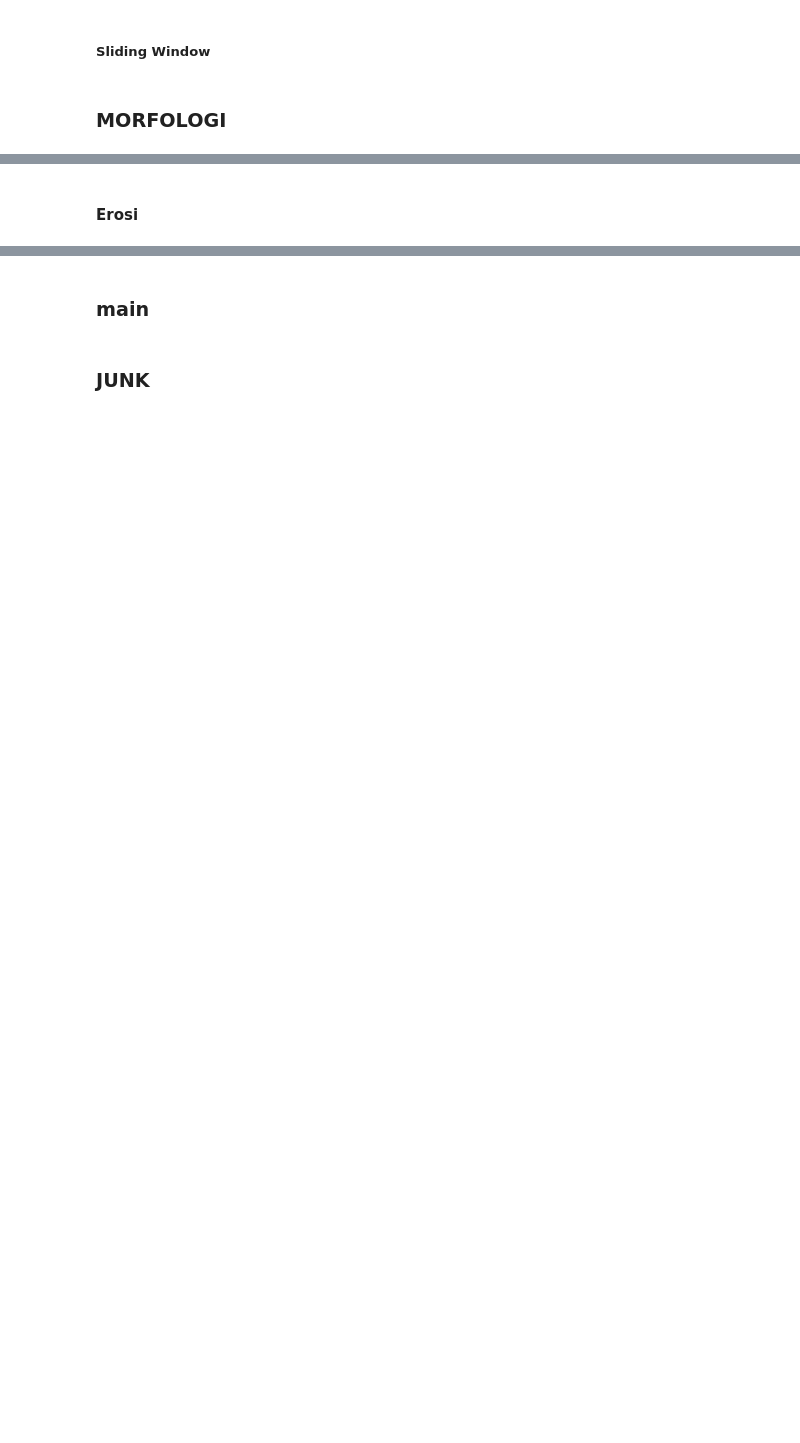
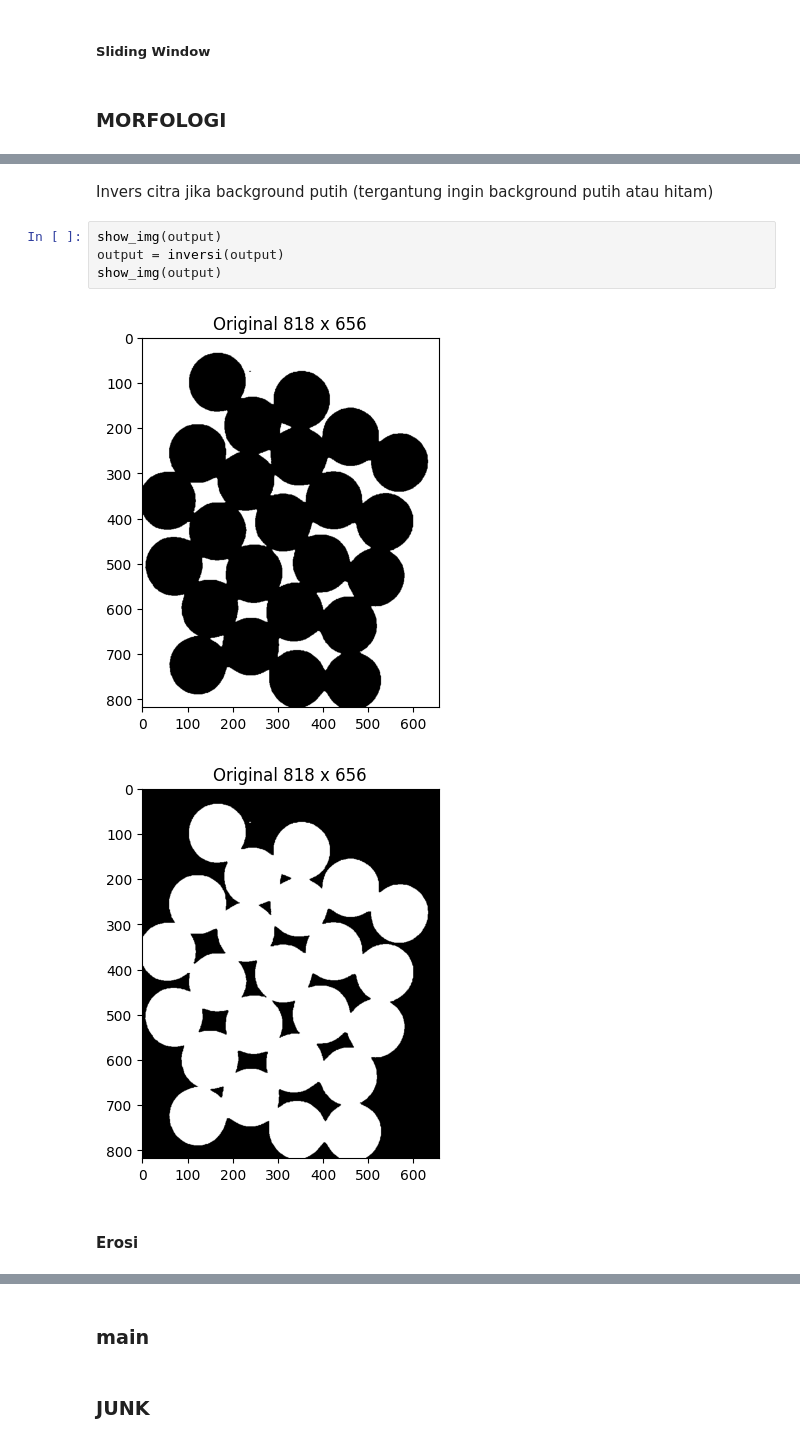
Before and after one commit to sapto-nugroho/PCD, a Jupyter notebook: PCD_Assignment03/PCD_Assignment03.ipynb, the cells around one changed output, grey strips where cells are left out. Cells and saved outputs as stored; diff of their text form; blank space fills up the shorter version.

```diff
--- a/PCD_Assignment03/PCD_Assignment03.ipynb
+++ b/PCD_Assignment03/PCD_Assignment03.ipynb
@@ -496,2 +484,11 @@ hasil, SE = morfologi(img,"circle",17,"erosi")
+# %% [markdown]
+Invers citra jika background putih (tergantung ingin background putih atau hitam)
+# %%
+show_img(output)
+output = inversi(output)
+show_img(output)
+# %% [output]
+[figure, added]
+[figure, added]
 # %% [markdown]
-#### **Erosi**
+#### Erosi
```
Also changed, not shown: parts of 17 cells of this notebook.
